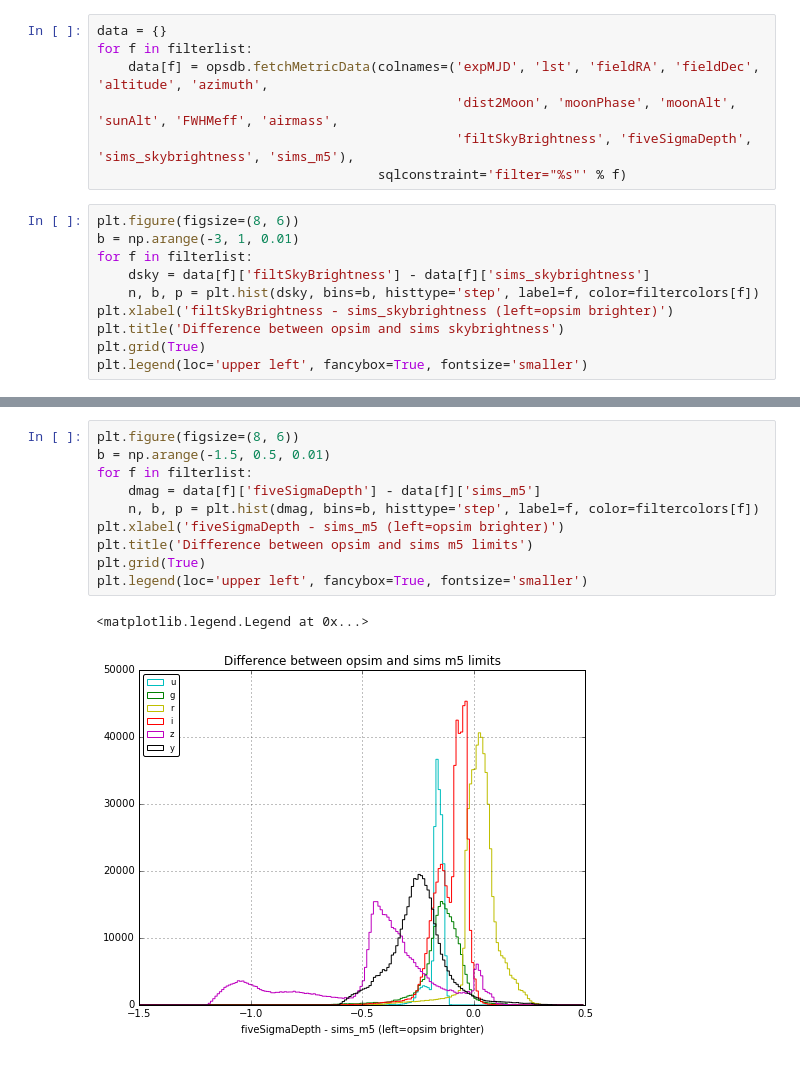
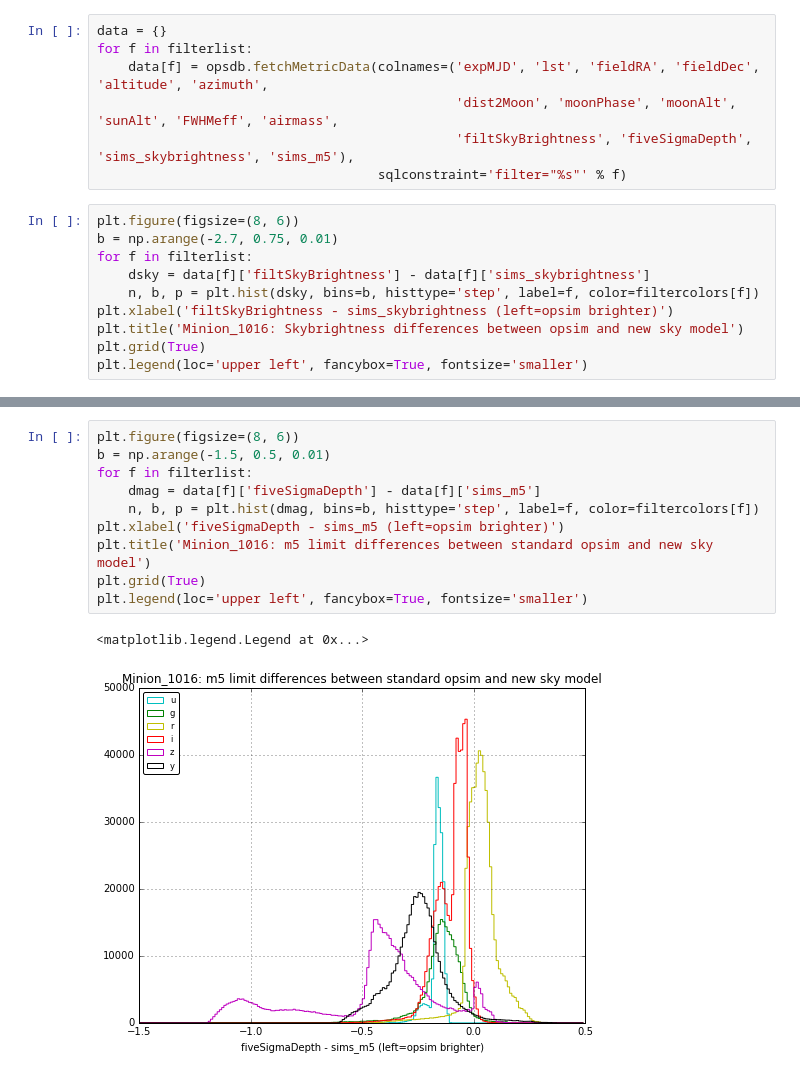
Before and after one commit to rhiannonlynne/notebooks, a Jupyter notebook: skybright changes.ipynb, the cells around one changed output, grey strips where cells are left out. Saved outputs shown, nothing was run; the diff lists cells and outputs as text.

```diff
--- a/skybright changes.ipynb
+++ b/skybright changes.ipynb
@@ -23,12 +27,12 @@ for f in filterlist:
                                     sqlconstraint='filter="%s"' % f)
 # %%
 plt.figure(figsize=(8, 6))
-b = np.arange(-3, 1, 0.01)
+b = np.arange(-2.7, 0.75, 0.01)
 for f in filterlist:
     dsky = data[f]['filtSkyBrightness'] - data[f]['sims_skybrightness']
     n, b, p = plt.hist(dsky, bins=b, histtype='step', label=f, color=filtercolors[f])
 plt.xlabel('filtSkyBrightness - sims_skybrightness (left=opsim brighter)')
-plt.title('Difference between opsim and sims skybrightness')
+plt.title('Minion_1016: Skybrightness differences between opsim and new sky model')
 plt.grid(True)
 plt.legend(loc='upper left', fancybox=True, fontsize='smaller')
 # %% [output]
@@ -37,13 +41,13 @@ plt.legend(loc='upper left', fancybox=True, fontsize='smaller')
 # %%
 plt.figure(figsize=(8, 6))
 b = np.arange(-1.5, 0.5, 0.01)
 for f in filterlist:
     dmag = data[f]['fiveSigmaDepth'] - data[f]['sims_m5']
     n, b, p = plt.hist(dmag, bins=b, histtype='step', label=f, color=filtercolors[f])
 plt.xlabel('fiveSigmaDepth - sims_m5 (left=opsim brighter)')
-plt.title('Difference between opsim and sims m5 limits')
+plt.title('Minion_1016: m5 limit differences between standard opsim and new sky model')
 plt.grid(True)
 plt.legend(loc='upper left', fancybox=True, fontsize='smaller')
 # %% [output]
 <matplotlib.legend.Legend at 0x...>
-[figure, old version]
+[figure, new version]
```
Also changed, not shown: parts of 16 cells of this notebook, 1 other file.
